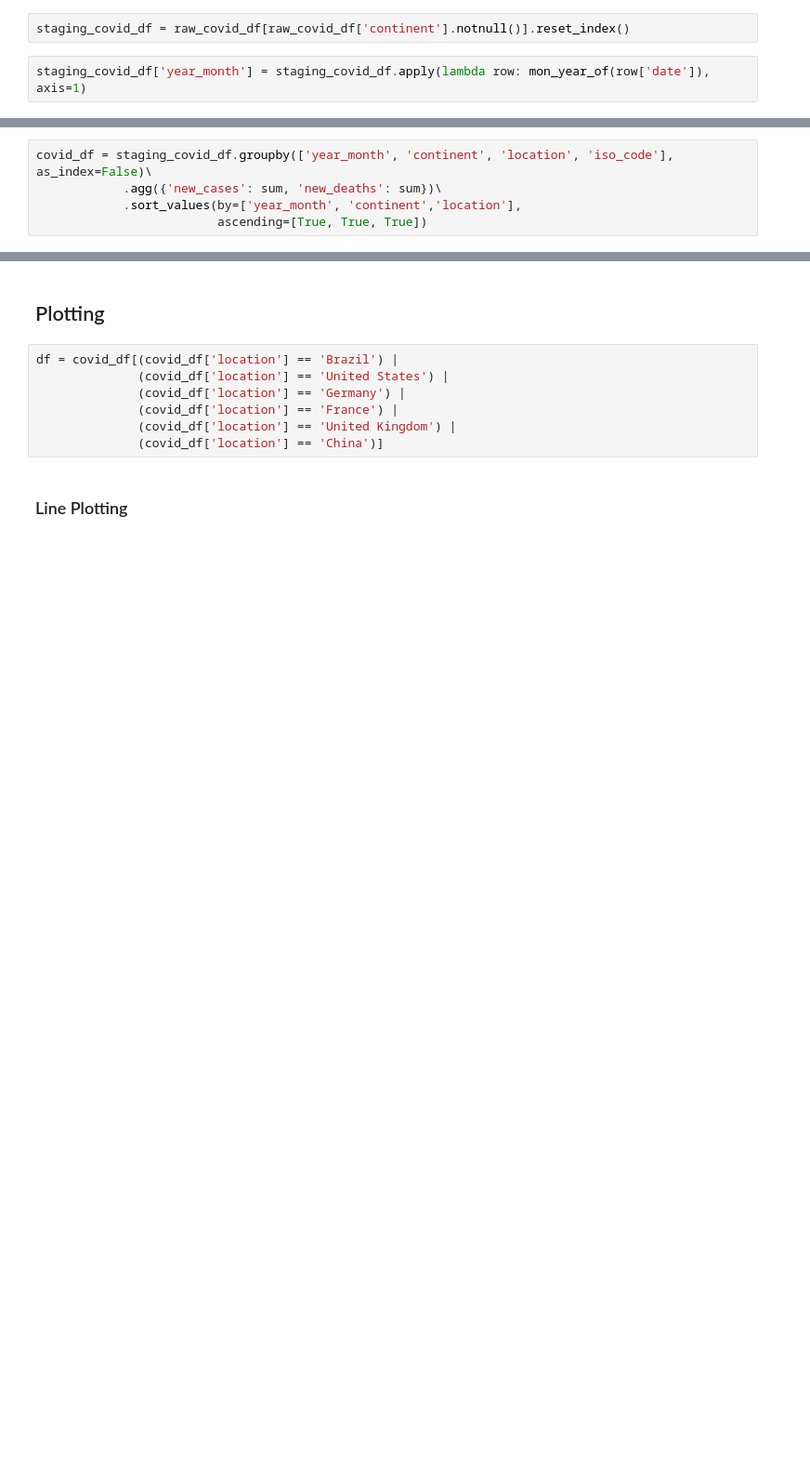
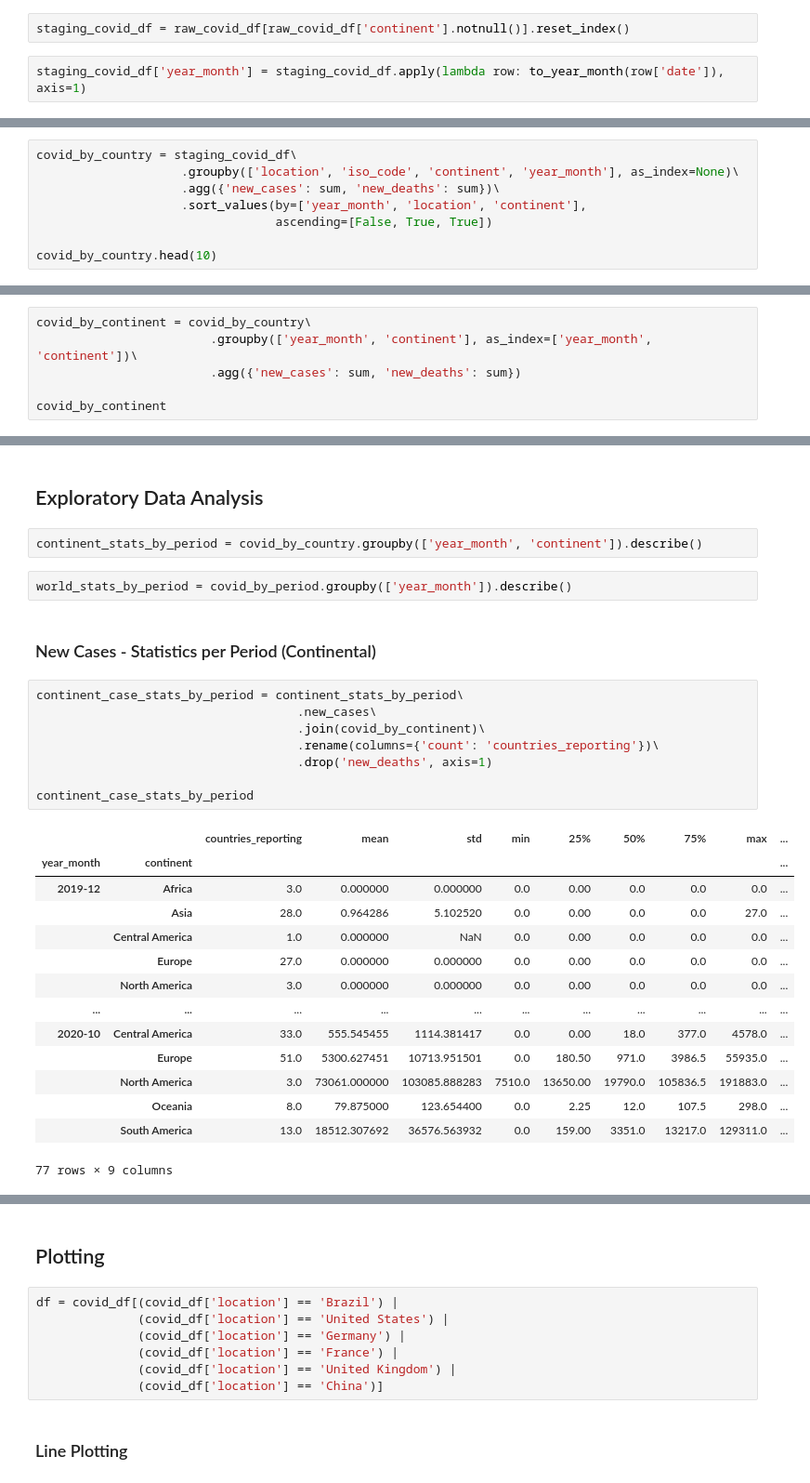
Before and after one commit to iobruno/kaggle-data-vis, a Jupyter notebook: notebooks/covid-19_analysis.ipynb, the cells around one changed output, grey strips where cells are left out. Shown: that part at 93% size. Saved outputs shown, nothing was run; the diff lists cells and outputs as text; blank space fills up the shorter version.

Commit message:
incl. statistics for new cases and deaths by continent and world

```diff
--- a/notebooks/covid-19_analysis.ipynb
+++ b/notebooks/covid-19_analysis.ipynb
@@ -32,4 +33,4 @@ mon_year_of = lambda str_date: datetime\
 # %%
 staging_covid_df = raw_covid_df[raw_covid_df['continent'].notnull()].reset_index()
 # %%
-staging_covid_df['year_month'] = staging_covid_df.apply(lambda row: mon_year_of(row['date']), axis=1)
+staging_covid_df['year_month'] = staging_covid_df.apply(lambda row: to_year_month(row['date']), axis=1)
@@ -44,5 +59,8 @@ staging_covid_df.tail(3)
 # %%
-covid_df = staging_covid_df.groupby(['year_month', 'continent', 'location', 'iso_code'], as_index=False)\
-            .agg({'new_cases': sum, 'new_deaths': sum})\
-            .sort_values(by=['year_month', 'continent','location'],
-                         ascending=[True, True, True])
+covid_by_country = staging_covid_df\
+                    .groupby(['location', 'iso_code', 'continent', 'year_month'], as_index=None)\
+                    .agg({'new_cases': sum, 'new_deaths': sum})\
+                    .sort_values(by=['year_month', 'location', 'continent'],
+                                 ascending=[False, True, True])
+
+covid_by_country.head(10)
@@ -62,0 +81,6 @@ covid_df.tail(10)
+# %%
+covid_by_continent = covid_by_country\
+                        .groupby(['year_month', 'continent'], as_index=['year_month', 'continent'])\
+                        .agg({'new_cases': sum, 'new_deaths': sum})
+
+covid_by_continent
@@ -62,0 +124,31 @@ covid_df.tail(10)
+# %% [markdown]
+## Exploratory Data Analysis
+# %%
+continent_stats_by_period = covid_by_country.groupby(['year_month', 'continent']).describe()
+# %%
+world_stats_by_period = covid_by_period.groupby(['year_month']).describe()
+# %% [markdown]
+### New Cases - Statistics per Period (Continental)
+# %%
+continent_case_stats_by_period = continent_stats_by_period\
+                                    .new_cases\
+                                    .join(covid_by_continent)\
+                                    .rename(columns={'count': 'countries_reporting'})\
+                                    .drop('new_deaths', axis=1)
+
+continent_case_stats_by_period
+# %% [output]
+|  |  | countries_reporting | mean | std | min | 25% | 50% | 75% | max | ... |
+| year_month | continent |  |  |  |  |  |  |  |  | ... |
+| 2019-12 | Africa | 3.0 | 0.000000 | 0.000000 | 0.0 | 0.00 | 0.0 | 0.0 | 0.0 | ... |
+|  | Asia | 28.0 | 0.964286 | 5.102520 | 0.0 | 0.00 | 0.0 | 0.0 | 27.0 | ... |
+|  | Central America | 1.0 | 0.000000 | NaN | 0.0 | 0.00 | 0.0 | 0.0 | 0.0 | ... |
+|  | Europe | 27.0 | 0.000000 | 0.000000 | 0.0 | 0.00 | 0.0 | 0.0 | 0.0 | ... |
+|  | North America | 3.0 | 0.000000 | 0.000000 | 0.0 | 0.00 | 0.0 | 0.0 | 0.0 | ... |
+| ... | ... | ... | ... | ... | ... | ... | ... | ... | ... | ... |
+| 2020-10 | Central America | 33.0 | 555.545455 | 1114.381417 | 0.0 | 0.00 | 18.0 | 377.0 | 4578.0 | ... |
+|  | Europe | 51.0 | 5300.627451 | 10713.951501 | 0.0 | 180.50 | 971.0 | 3986.5 | 55935.0 | ... |
+|  | North America | 3.0 | 73061.000000 | 103085.888283 | 7510.0 | 13650.00 | 19790.0 | 105836.5 | 191883.0 | ... |
+|  | Oceania | 8.0 | 79.875000 | 123.654400 | 0.0 | 2.25 | 12.0 | 107.5 | 298.0 | ... |
+|  | South America | 13.0 | 18512.307692 | 36576.563932 | 0.0 | 159.00 | 3351.0 | 13217.0 | 129311.0 | ... |
+77 rows × 9 columns
```
Also changed, not shown: parts of 31 cells of this notebook.
